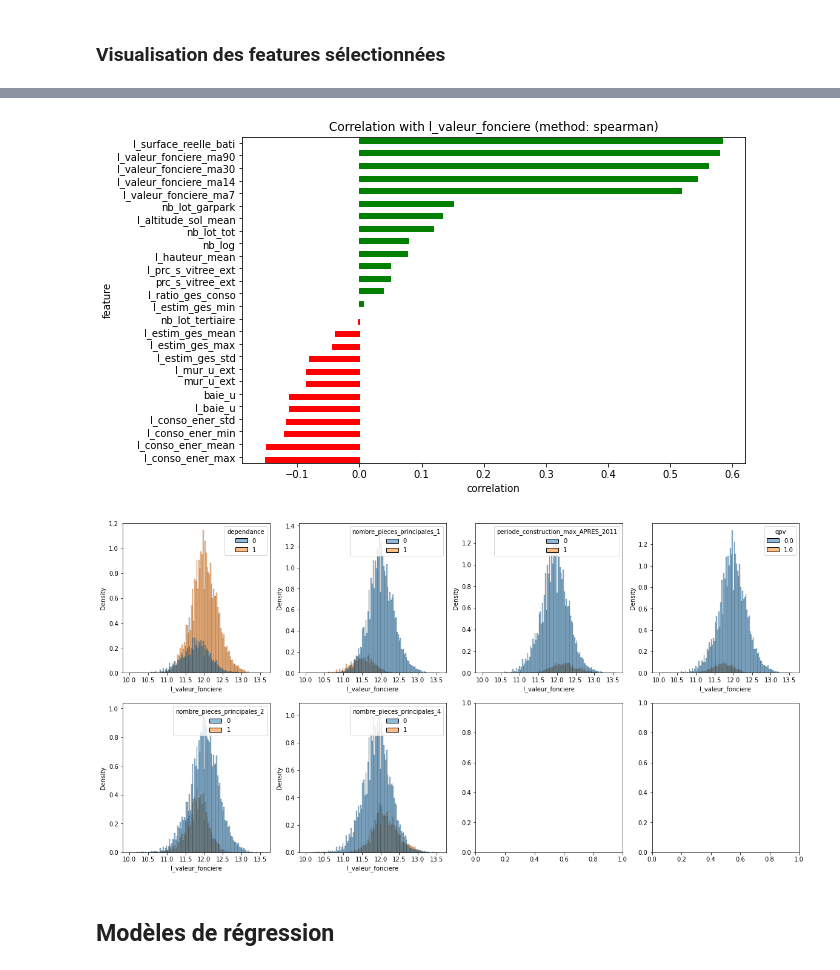
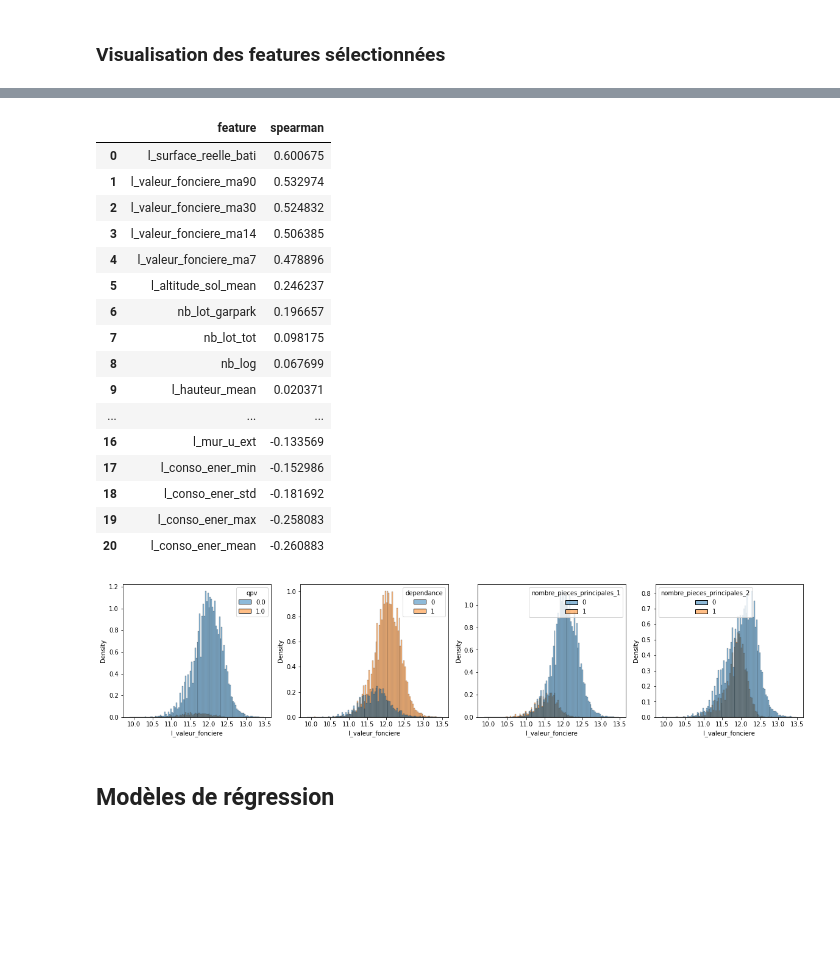
Before and after one commit to PeDiot/mon-predicteur-immo, a Jupyter notebook: training/sk_regressors.ipynb, the cells around one changed output, grey strips where cells are left out. Saved outputs shown, nothing was run; the diff lists cells and outputs as text; code cells hidden in the pictures; blank space fills up the shorter version.

```diff
--- a/training/sk_regressors.ipynb
+++ b/training/sk_regressors.ipynb
@@ -239,10 +207,0 @@ summary
-# %%
-fig, axes = plt.subplots(ncols=3, figsize=(24, 6))
-fig.suptitle("Valeurs < q99%", fontsize=16)
-
-for var, ax in zip(vars, axes.flatten()):
-    thresold = summary[var]["99%"]
-
-    x = tmp.loc[tmp[var] < thresold, var].dropna()
-    sns.histplot(x, ax=ax, bins=50)
-    ax.set_title(var);
@@ -251,4 +207,0 @@ for var, ax in zip(vars, axes.flatten()):
-# %%
-for var in vars:
-    na_prop = get_na_proportion(tmp, var)
-    print(f"{var}: {round(100 * na_prop, 3)}% valeurs manquantes")
@@ -575,5 +557,3 @@ axes[1].set_title(f"Thresold: {mdg_threshold}");
-# %%
-important_features_mi = select_important_features(mi_values, threshold=.02)
 # %%
 # get the union of the two sets of important features
 selected_features = list(set(important_features_mi + important_features_mdg))
@@ -623,43 +603,46 @@ Dummy features: 6
-# %%
-cor_method = "spearman"
-
-cor = df_preproc[numeric_features + ["l_valeur_fonciere"]]\
-    .corr(method=cor_method)["l_valeur_fonciere"]\
-    .drop("l_valeur_fonciere")\
-    .sort_values(ascending=False)\
-    .reset_index()\
-    .rename(columns={"index": "feature", "l_valeur_fonciere": "correlation"})
-
-cor["sign"] = cor["correlation"].apply(lambda x: "+" if x > 0 else "-")
-
-fig, ax = plt.subplots(figsize=(9, 6))
-
-sns.barplot(data=cor, x="correlation", y="feature", orient="h", hue="sign", ax=ax)
-
-for p in ax.patches:
-    if p.get_width() > 0:
-        p.set_color("green")
-    else:
-        p.set_color("red")
-
-ax.legend([],[], frameon=False)
-ax.set_title(f"Correlation with l_valeur_fonciere (method: {cor_method})");
-# %% [output]
-[figure, removed]
+# %%
+cor_method = "spearman"
+
+cor = df_preproc[numeric_features + ["l_valeur_fonciere"]]\
+    .corr(method=cor_method)["l_valeur_fonciere"]\
+    .drop("l_valeur_fonciere")\
+    .sort_values(ascending=False)\
+    .reset_index()\
+    .rename(columns={"index": "feature", "l_valeur_fonciere": "spearman"})
+
+cor
+# %% [output]
+|  | feature | spearman |
+| 0 | l_surface_reelle_bati | 0.600675 |
+| 1 | l_valeur_fonciere_ma90 | 0.532974 |
+| 2 | l_valeur_fonciere_ma30 | 0.524832 |
+| 3 | l_valeur_fonciere_ma14 | 0.506385 |
+| 4 | l_valeur_fonciere_ma7 | 0.478896 |
+| 5 | l_altitude_sol_mean | 0.246237 |
+| 6 | nb_lot_garpark | 0.196657 |
+| 7 | nb_lot_tot | 0.098175 |
+| 8 | nb_log | 0.067699 |
+| 9 | l_hauteur_mean | 0.020371 |
+| ... | ... | ... |
+| 16 | l_mur_u_ext | -0.133569 |
+| 17 | l_conso_ener_min | -0.152986 |
+| 18 | l_conso_ener_std | -0.181692 |
+| 19 | l_conso_ener_max | -0.258083 |
+| 20 | l_conso_ener_mean | -0.260883 |
 # %%
 ncols = 4
 
 if len(category_features) % ncols == 0:
     nrows = len(category_features) // ncols
 else:
     nrows = len(category_features) // ncols + 1
 
-fig, axes = plt.subplots(nrows, ncols, figsize=(ncols*5, nrows*5))
+fig, axes = plt.subplots(nrows, ncols, figsize=(ncols*5, nrows*4))
 
 for var, ax in zip(category_features, axes.flatten()):
     sns.histplot(x="l_valeur_fonciere", hue=var, data=df_preproc, ax=ax, stat="density", alpha=.5);
 # %% [output]
-[figure, old version]
+[figure, new version]
 # %% [markdown]
 ## Modèles de régression
 # %%
```
Also changed, not shown: parts of 44 cells of this notebook.
